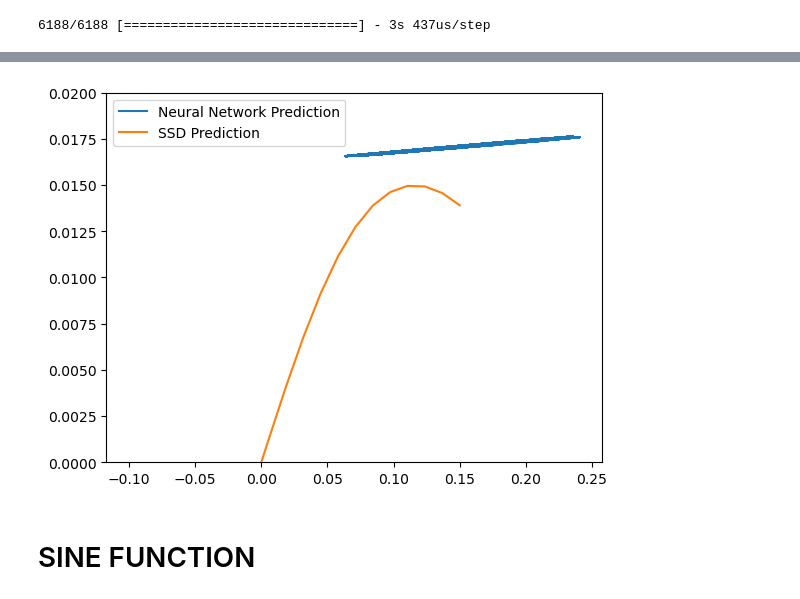
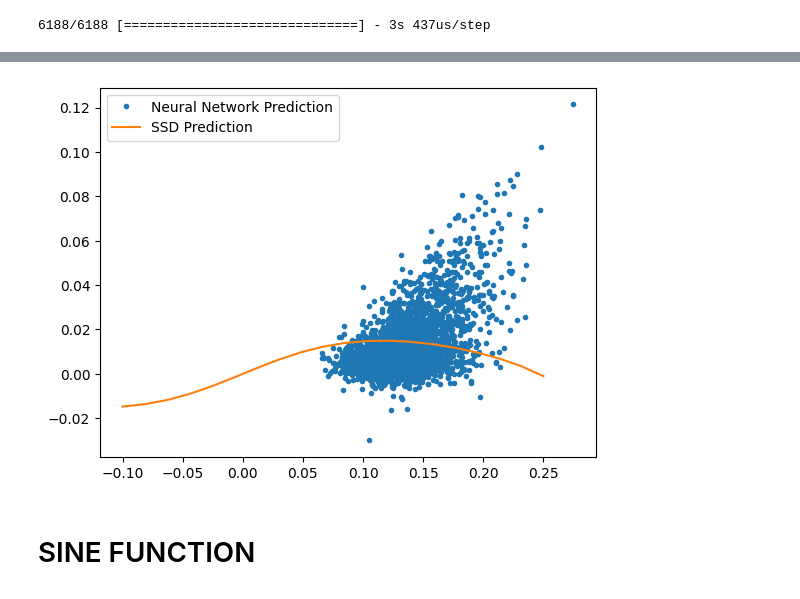
Before and after one commit to nbibrahim/The_Nurul_Network, a Jupyter notebook: train_test/WORKING_NN_FF.ipynb, the cells around one changed output, grey strips where cells are left out. Saved outputs shown, nothing was run; the diff lists cells and outputs as text; code cells hidden in the pictures.

```diff
--- a/train_test/WORKING_NN_FF.ipynb
+++ b/train_test/WORKING_NN_FF.ipynb
@@ -201,15 +190,15 @@ plt.show()
 # %%
-with open("/home/nurul/Codes_Summer/train_test/variables.pickle", "rb") as f:
+with open("./variables.pickle", "rb") as f:
     R_space, U_space = pickle.load(f)
 
 #plt.plot(test_input[sorted_indices], predictions[sorted_indices], label='Neural Network Prediction')
-plt.plot(pd.DataFrame(X_test).iloc[:,0], predictions, label='Neural Network Prediction')
+plt.plot(pd.DataFrame(X_test).iloc[:,0], predictions,'.', label='Neural Network Prediction')
 plt.plot(U_space, R_space, label='SSD Prediction')
-plt.ylim(0, 0.02)
+#plt.ylim(0, 0.02)
 plt.legend()
 plt.show()
 # %% [output]
-[figure, old version]
+[figure, new version]
 # %% [markdown]
 # SINE FUNCTION
 # %%
```
Also changed, not shown: parts of 6 cells of this notebook, 1 other file.
